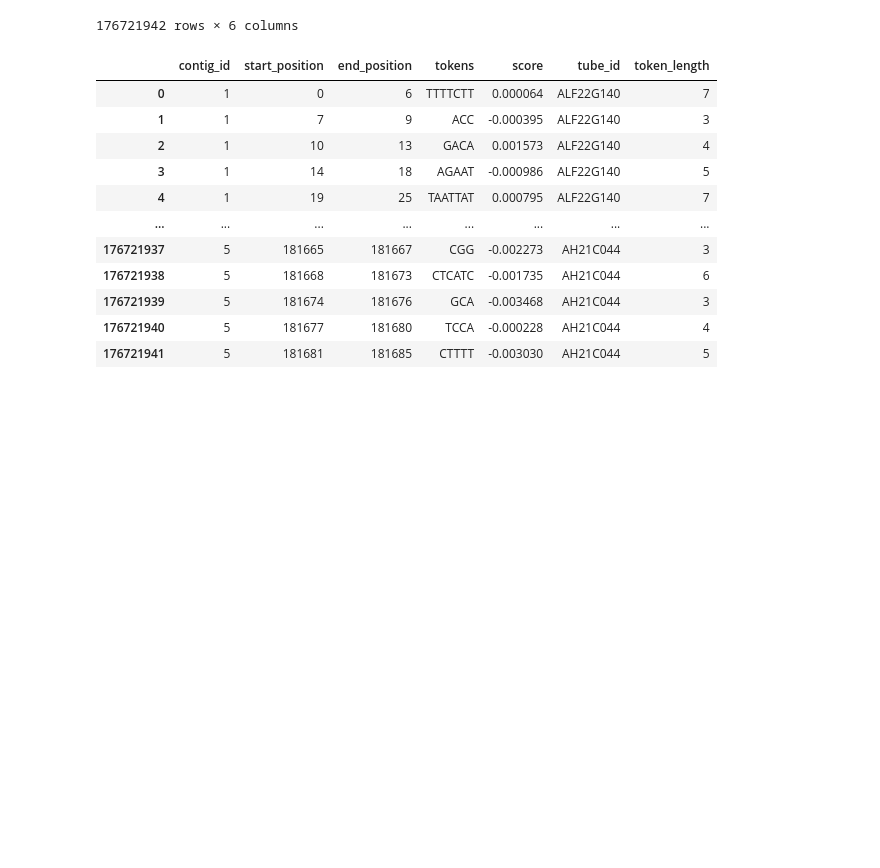
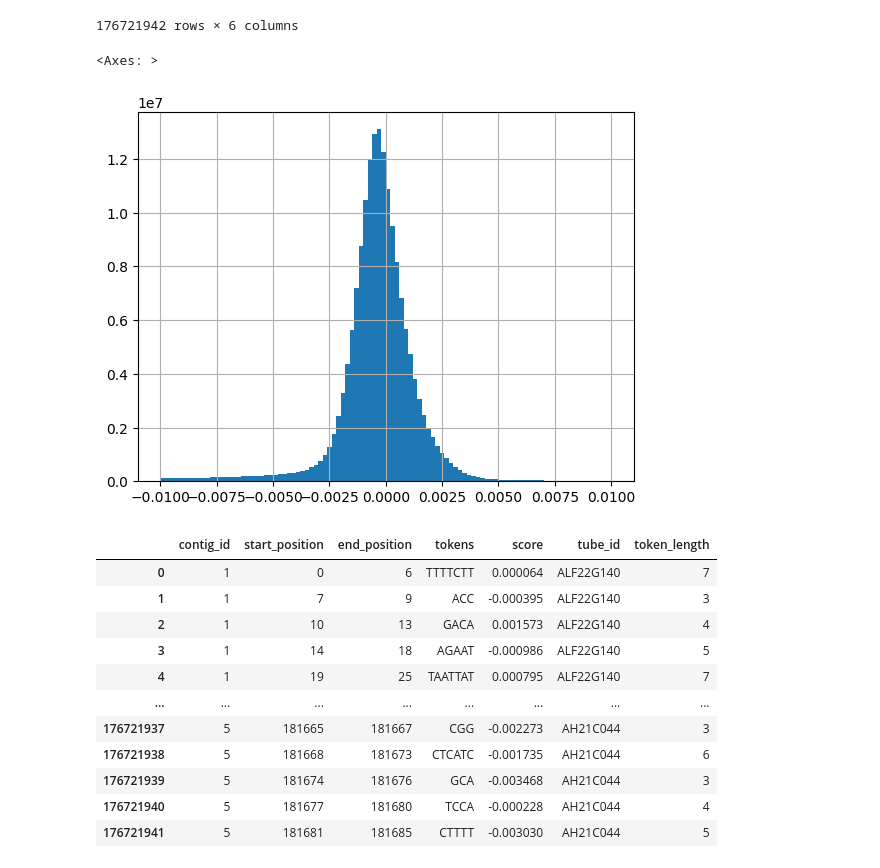
Before and after one commit to ryashpal/alfred-data-analysis, a Jupyter notebook: notebooks/top_annotations_by_weighted_sum/saur_annotations_top3sd.ipynb, the cells around one changed output. Drawn from its saved outputs; the diff is of its cells as text; code cells hidden in the pictures; blank space fills up the shorter version.

```diff
--- a/notebooks/top_annotations_by_weighted_sum/saur_annotations_top3sd.ipynb
+++ b/notebooks/top_annotations_by_weighted_sum/saur_annotations_top3sd.ipynb
@@ -40,6 +40,11 @@ bedDf
 | 176721940 | 5 | 181677 | 181680 | TCCA | -0.000228 | AH21C044 |
 | 176721941 | 5 | 181681 | 181685 | CTTTT | -0.003030 | AH21C044 |
 176721942 rows × 6 columns
+# %%
+bedDf[(bedDf.score > -0.01) & (bedDf.score < 0.01)].score.hist(bins=100)
+# %% [output]
+<Axes: >
+[figure, added]
 # %%
 bedDf['token_length'] = bedDf.tokens.apply(lambda x: len(x))
 bedDf
```
Also changed, not shown: parts of 2 cells of this notebook, 3 other files.
